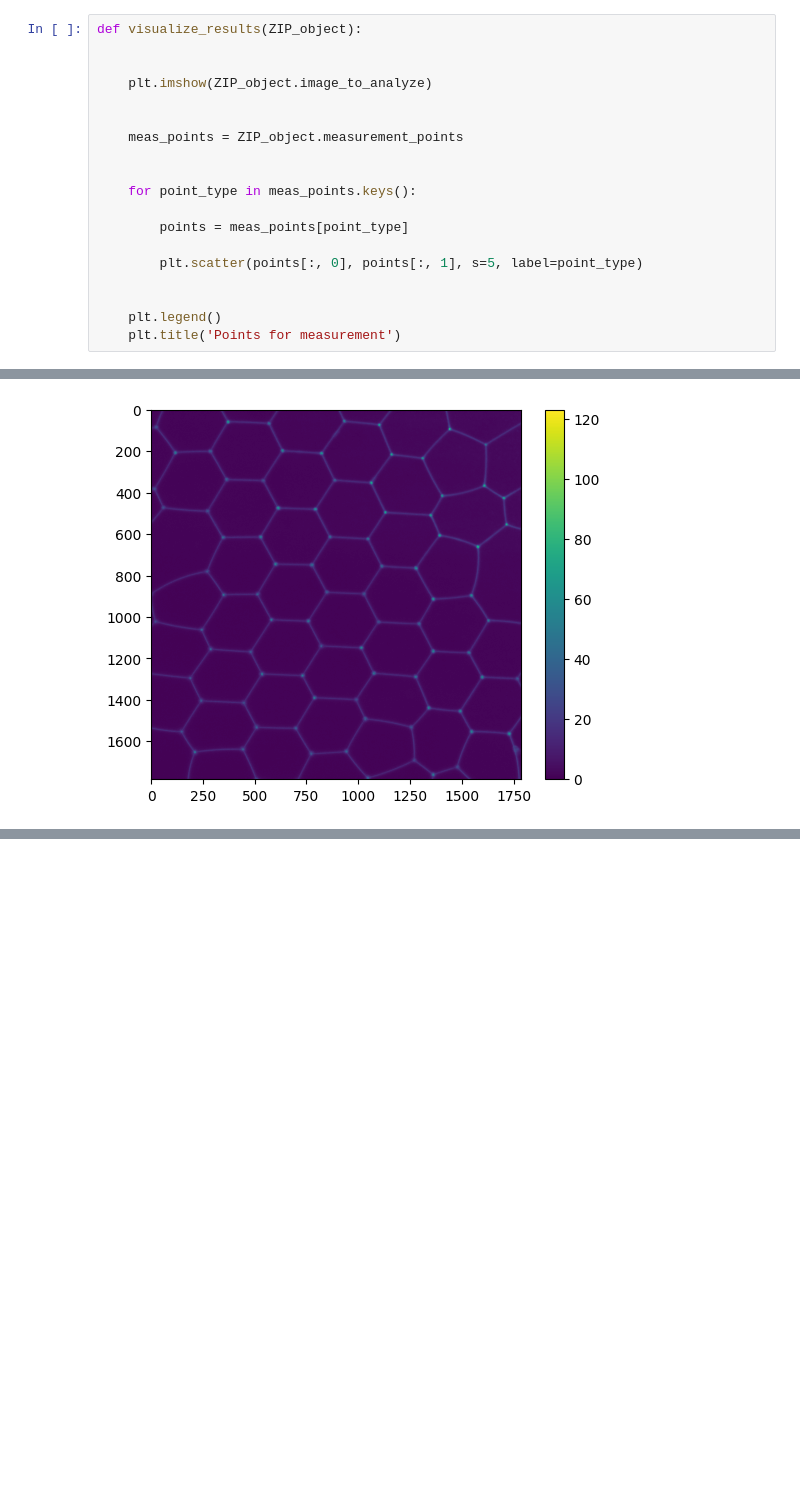
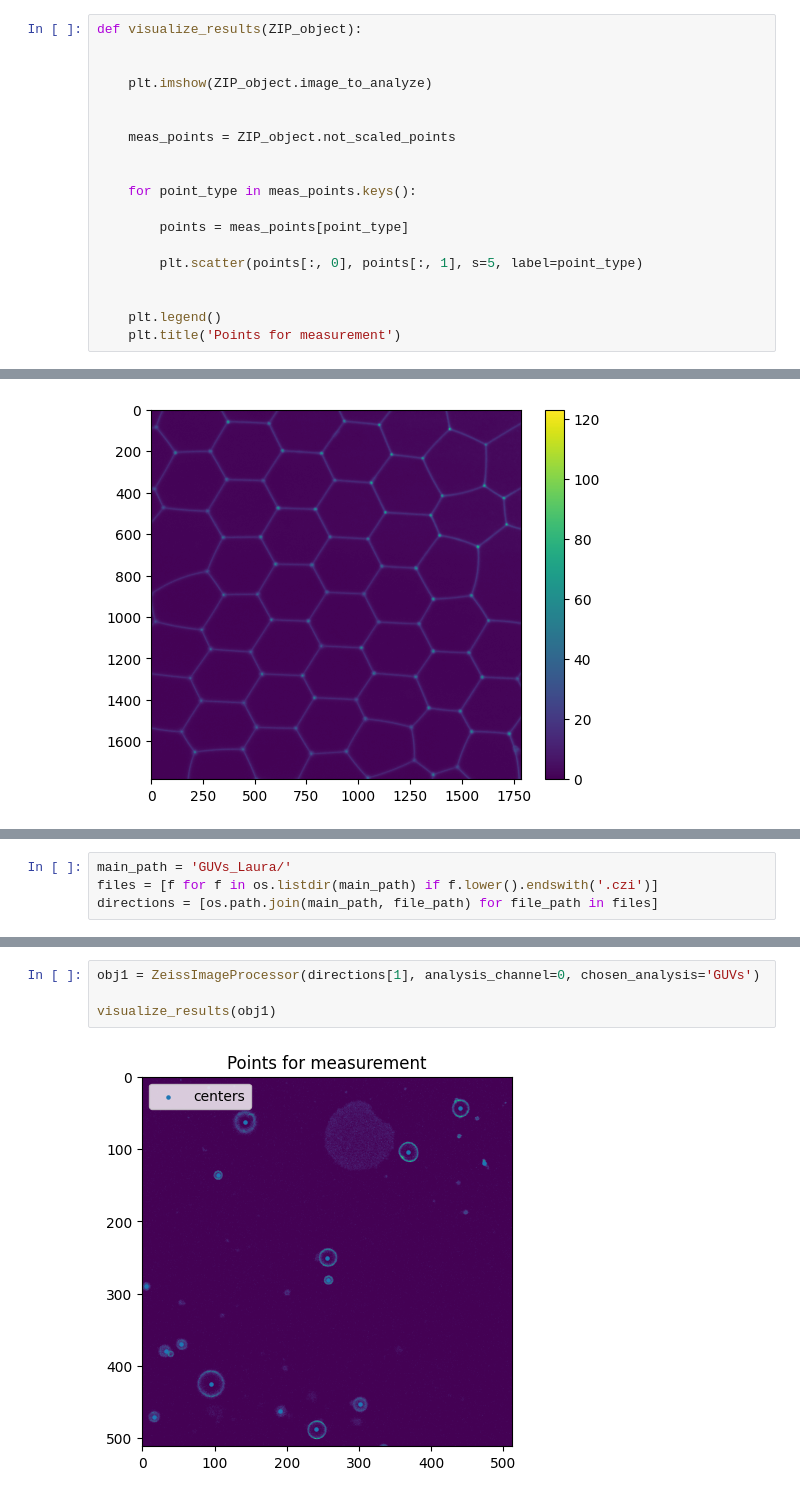
Before and after one commit to antonilis/ZeissAutomation, a Jupyter notebook: image_prepsocessing/image_visualizer.ipynb, the cells around one changed output, grey strips where cells are left out. Drawn from its saved outputs; the diff is of its cells as text; blank space fills up the shorter version.

Commit message:
Added analysis of the GUVs and scaling of the pictures by the pixel scales from metadata.

```diff
--- a/image_prepsocessing/image_visualizer.ipynb
+++ b/image_prepsocessing/image_visualizer.ipynb
@@ -32,7 +32,7 @@ def visualize_results(ZIP_object):
     plt.imshow(ZIP_object.image_to_analyze)
 
 
-    meas_points = ZIP_object.measurement_points
+    meas_points = ZIP_object.not_scaled_points
 
 
     for point_type in meas_points.keys():
@@ -119,0 +122,4 @@ plt.colorbar()
+# %%
+main_path = 'GUVs_Laura/'
+files = [f for f in os.listdir(main_path) if f.lower().endswith('.czi')]
+directions = [os.path.join(main_path, file_path) for file_path in files]
@@ -119,0 +136,6 @@ plt.colorbar()
+# %%
+obj1 = ZeissImageProcessor(directions[1], analysis_channel=0, chosen_analysis='GUVs')
+
+visualize_results(obj1)
+# %% [output]
+[figure, added]
```
Also changed, not shown: parts of 7 cells of this notebook, 2 other files.
